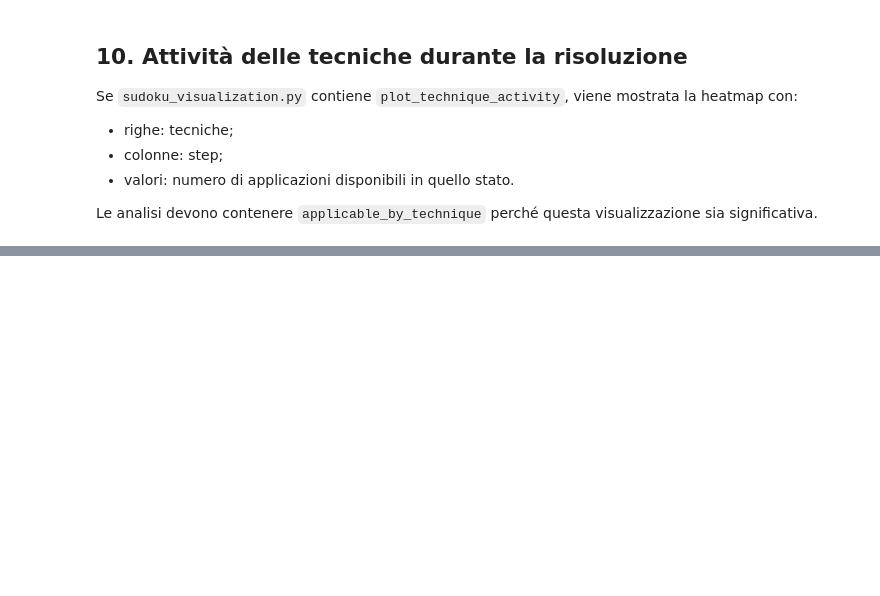
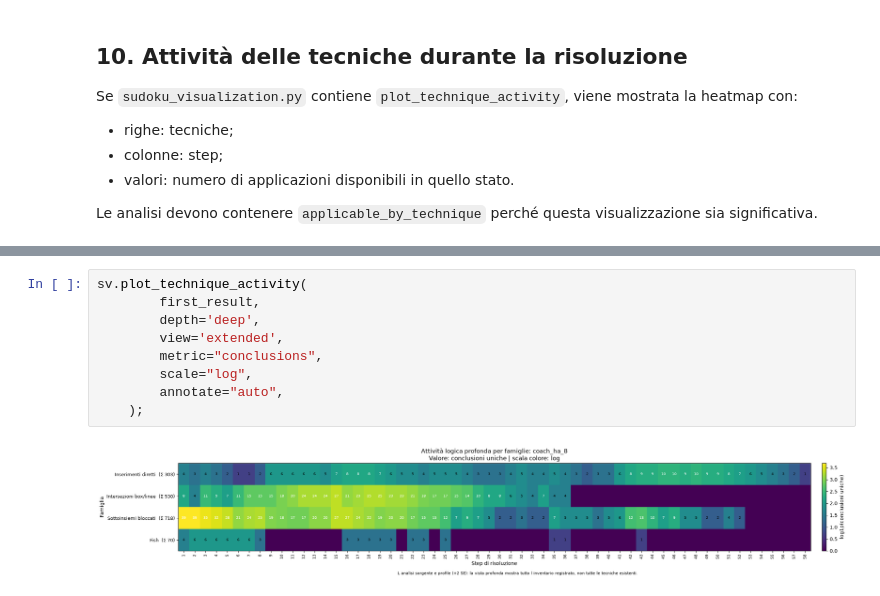
Before and after one commit to GiacomoAru/sudoku_ranker, a Jupyter notebook: analyze_single.ipynb, the cells around one changed output, grey strips where cells are left out. Drawn from its saved outputs; the diff is of its cells as text; blank space fills up the shorter version.

```diff
--- a/analyze_single.ipynb
+++ b/analyze_single.ipynb
@@ -231,0 +128,11 @@ else:
+# %%
+sv.plot_technique_activity(
+        first_result,
+        depth='deep',
+        view='extended',
+        metric="conclusions",
+        scale="log",
+        annotate="auto",
+    );
+# %% [output]
+[figure, added]
```
Also changed, not shown: parts of 14 cells of this notebook, 5 other files.
